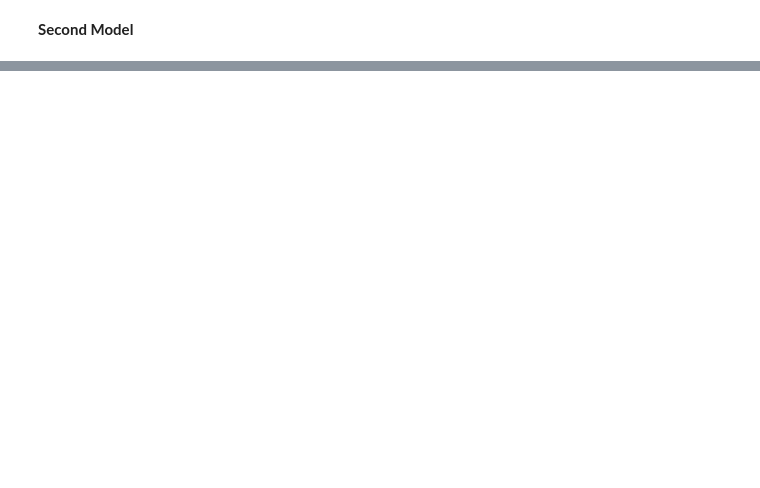
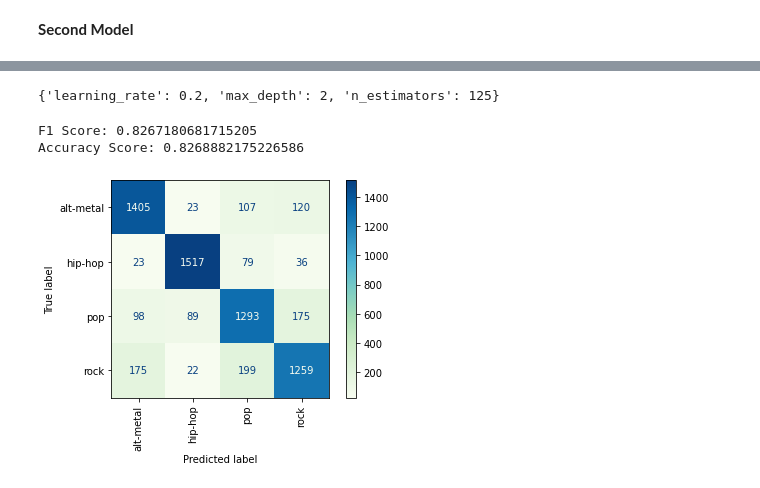
Before and after one commit to Hadryan/Music-Recommendation-System-24, a Jupyter notebook: Data-Modeling.ipynb, the cells around one changed output, grey strips where cells are left out. Cells and saved outputs as stored; diff of their text form; code cells hidden in the pictures; blank space fills up the shorter version.

```diff
--- a/Data-Modeling.ipynb
+++ b/Data-Modeling.ipynb
@@ -81,0 +109,17 @@ LogisticRegression(class_weight='balanced', random_state=9)
+# %%
+pipe_log = imbpipeline(verbose=False, steps=[
+    ('col_trans', col_trans),
+    ('lr', LogisticRegression(max_iter = 10000, random_state=9, class_weight='balanced'))
+])
+
+param_grid = [
+    {
+     'lr__penalty' : ['l1','l2'],
+     'lr__C' : [.75,.5,.25],
+     'lr__solver' : ['saga','sag', 'lbfgs']
+    },
+]
+
+gs_lr = GridSearchCV(pipe_log, param_grid = param_grid,
+                        scoring = 'f1_macro', n_jobs=-1, verbose=True)
+gs_lr.fit(X_train, y_train)
@@ -97,0 +209,14 @@ Accuracy Score: 0.6810933940774487
+# %%
+gbclf = GradientBoostingClassifier(random_state = 9)
+
+param_grid = [
+    {
+     'n_estimators' : [50,75,100,125],
+     'learning_rate' : [.05, .1, .15, .2],
+     'max_depth': [1,2]
+    },
+]
+
+gs_gbclf = GridSearchCV(gbclf, param_grid = param_grid,
+                        scoring = 'f1_macro', n_jobs=-1, verbose=True)
+gs_gbclf.fit(train_sm[0], train_sm[1])
@@ -97,0 +233,10 @@ Accuracy Score: 0.6810933940774487
+# %%
+gs_gbclf.best_params_
+# %% [output]
+{'learning_rate': 0.2, 'max_depth': 2, 'n_estimators': 125}
+# %%
+evaluation_report(gs_gbclf, train_sm[0], train_sm[1])
+# %% [output]
+F1 Score: 0.8267180681715205
+Accuracy Score: 0.8268882175226586
+[figure, added]
```
Also changed, not shown: parts of 40 cells of this notebook.
